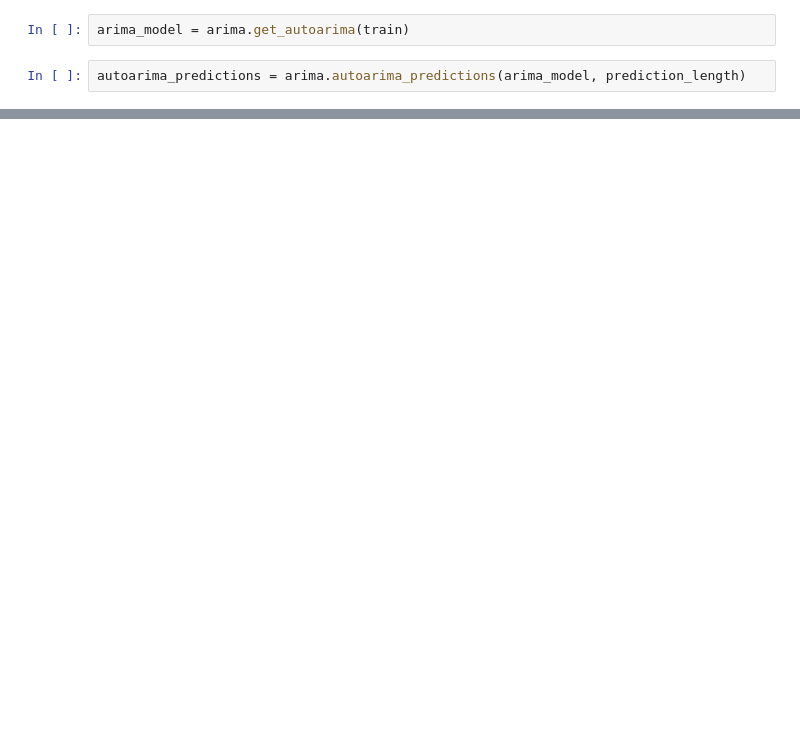
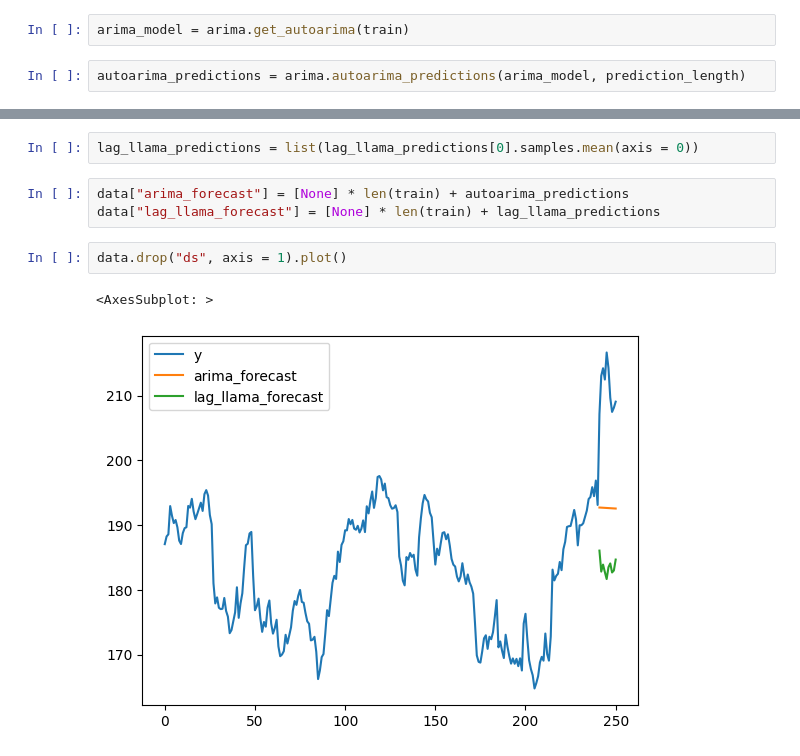
Before and after one commit to filip-topic/Time-Series-Foundation-Models-in-Financial-time-series-prediction, a Jupyter notebook: arima_vs_llama.ipynb, the cells around one changed output, grey strips where cells are left out. Cells and saved outputs as stored; diff of their text form; blank space fills up the shorter version.

Commit message:
done arima vs llama, added few papers, added the excel sheet for experiments and structure

```diff
--- a/arima_vs_llama.ipynb
+++ b/arima_vs_llama.ipynb
@@ -25,0 +23,10 @@ RuntimeError: mat1 and mat2 must have the same dtype, but got Double and Float
+# %%
+lag_llama_predictions = list(lag_llama_predictions[0].samples.mean(axis = 0))
+# %%
+data["arima_forecast"] = [None] * len(train) + autoarima_predictions
+data["lag_llama_forecast"] = [None] * len(train) + lag_llama_predictions
+# %%
+data.drop("ds", axis = 1).plot()
+# %% [output]
+<AxesSubplot: >
+[figure, added]
```
Also changed, not shown: parts of 6 cells of this notebook, 7 other files.
